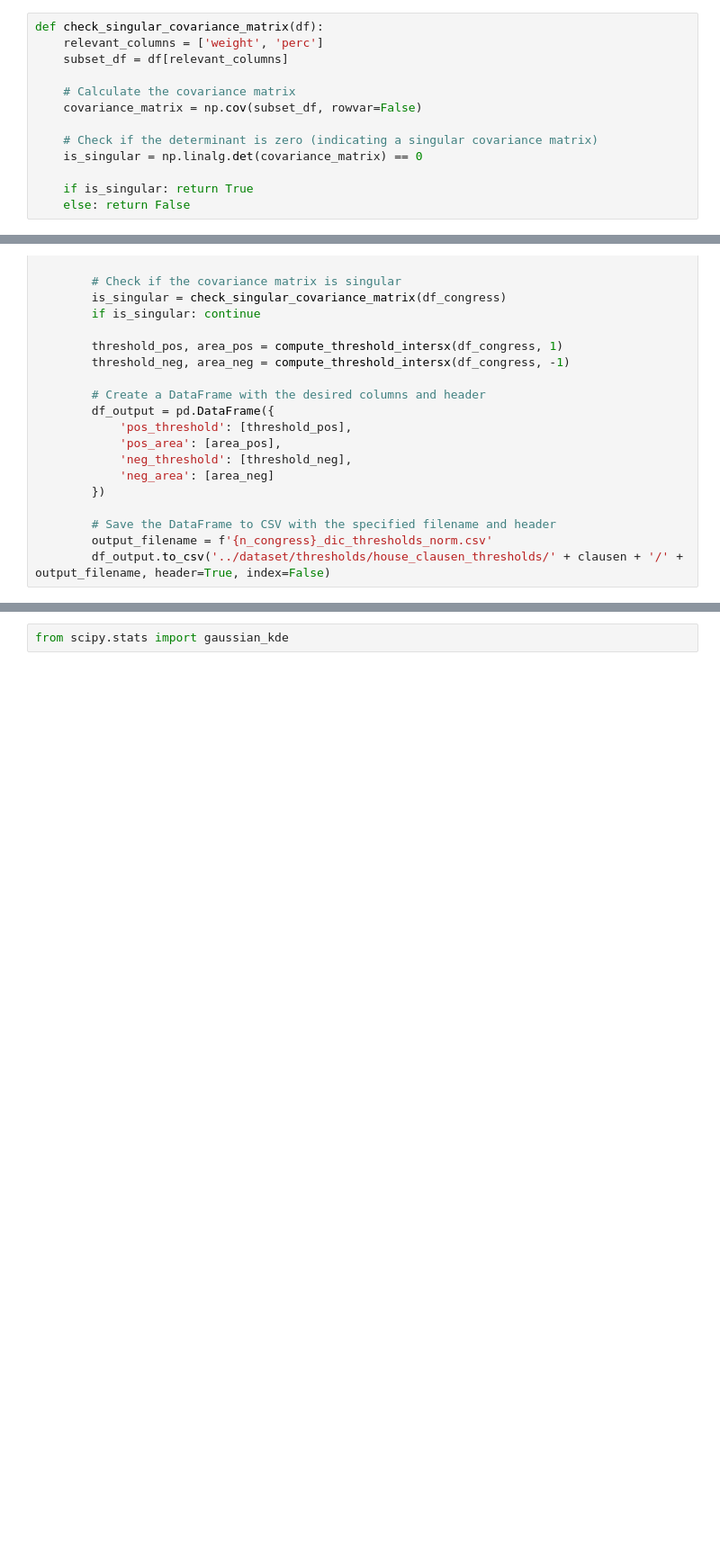
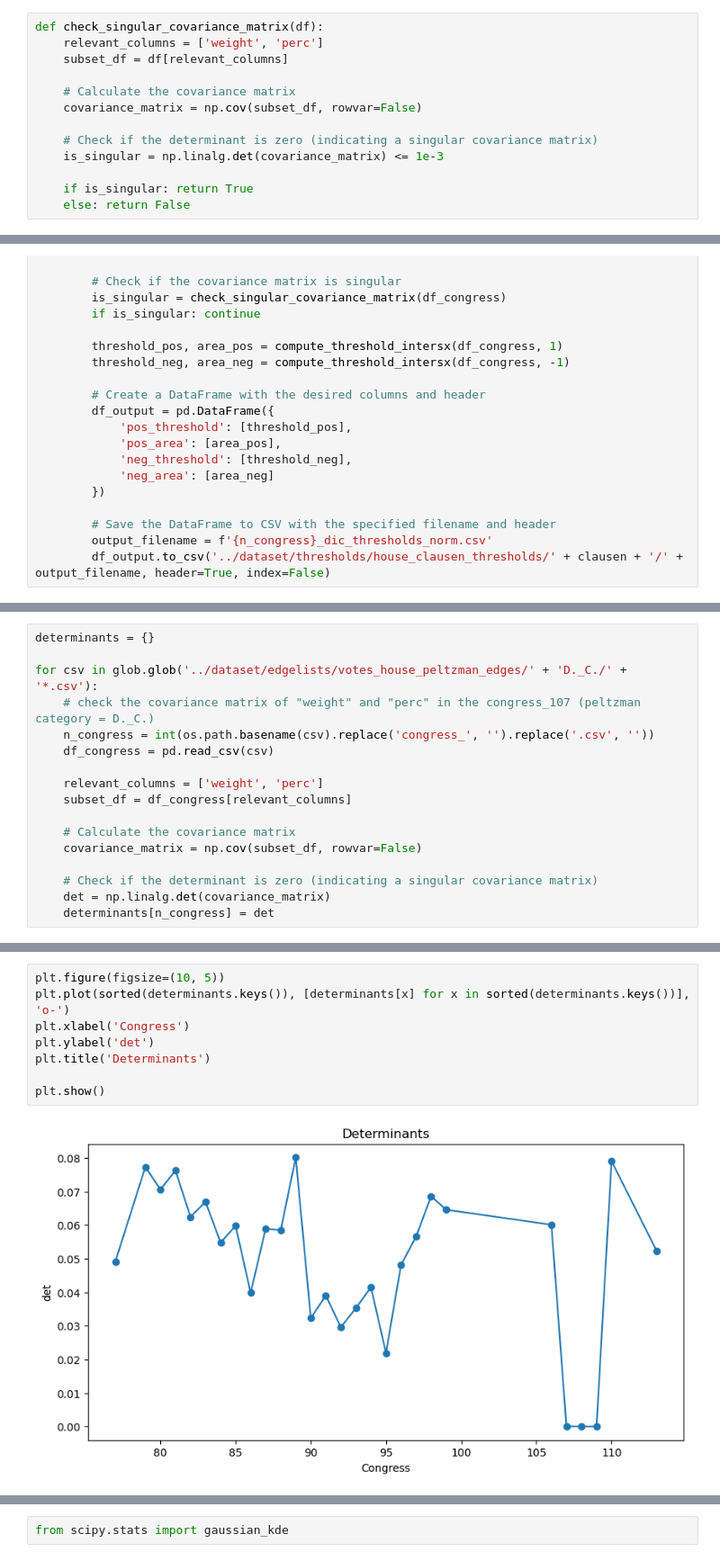
Before and after one commit to LeonardoAgasso/USA_Congress_SigNet, a Jupyter notebook: notebooks/topic_disaggregation.ipynb, the cells around one changed output, grey strips where cells are left out. Shown at 90% size. Cells and saved outputs as stored; diff of their text form; blank space fills up the shorter version.

```diff
--- a/notebooks/topic_disaggregation.ipynb
+++ b/notebooks/topic_disaggregation.ipynb
@@ -256,7 +256,7 @@ def check_singular_covariance_matrix(df):
 	covariance_matrix = np.cov(subset_df, rowvar=False)
 
 	# Check if the determinant is zero (indicating a singular covariance matrix)
-	is_singular = np.linalg.det(covariance_matrix) == 0
+	is_singular = np.linalg.det(covariance_matrix) <= 1e-3
 
 	if is_singular: return True
 	else: return False
@@ -352,0 +421,17 @@ for clausen in clausen_cat_dic.values():
+# %%
+determinants = {}
+
+for csv in glob.glob('../dataset/edgelists/votes_house_peltzman_edges/' + 'D._C./' + '*.csv'):
+	# check the covariance matrix of "weight" and "perc" in the congress_107 (peltzman category = D._C.)
+	n_congress = int(os.path.basename(csv).replace('congress_', '').replace('.csv', ''))
+	df_congress = pd.read_csv(csv)
+
+	relevant_columns = ['weight', 'perc']
+	subset_df = df_congress[relevant_columns]
+
+	# Calculate the covariance matrix
+	covariance_matrix = np.cov(subset_df, rowvar=False)
+
+	# Check if the determinant is zero (indicating a singular covariance matrix)
+	det = np.linalg.det(covariance_matrix)
+	determinants[n_congress] = det
@@ -352,0 +441,10 @@ for clausen in clausen_cat_dic.values():
+# %%
+plt.figure(figsize=(10, 5))
+plt.plot(sorted(determinants.keys()), [determinants[x] for x in sorted(determinants.keys())], 'o-')
+plt.xlabel('Congress')
+plt.ylabel('det')
+plt.title('Determinants')
+
+plt.show()
+# %% [output]
+[figure, added]
```
Also changed, not shown: parts of 6 cells of this notebook, 20 other files.
